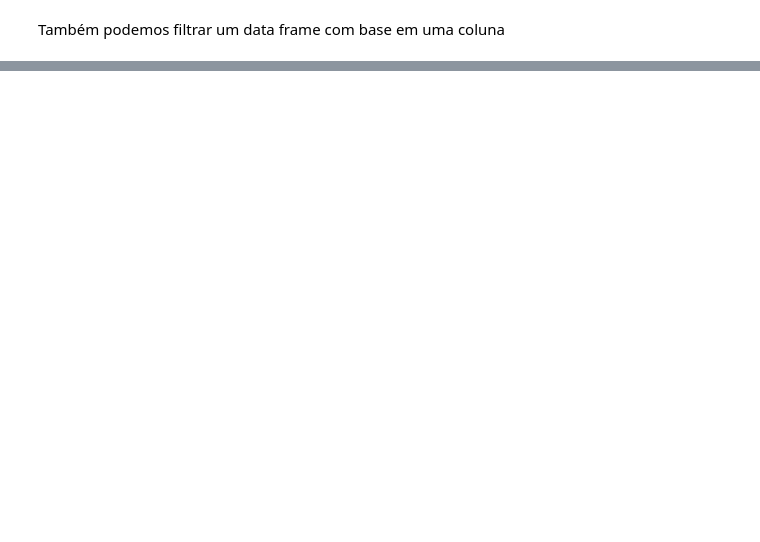
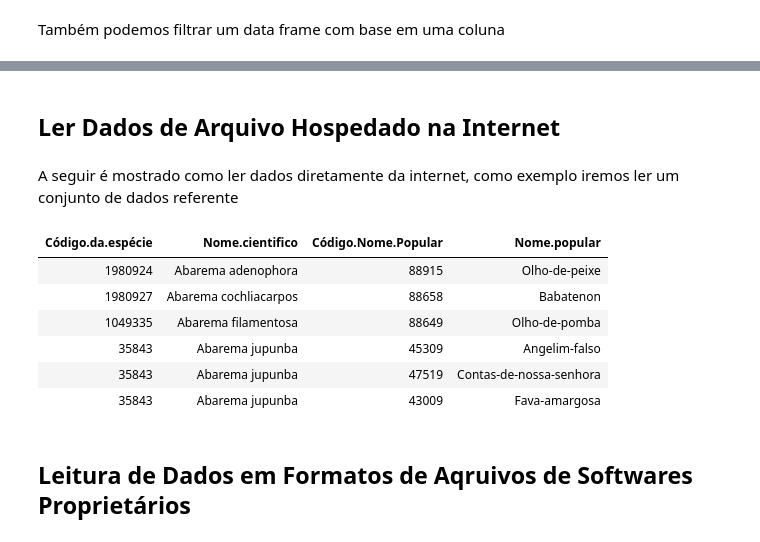
Before and after one commit to robson-cruz/Introducao_Analise_Dados_R, a Jupyter notebook: Modulo_1_Introducao_Linguagem_R_Aula_4.ipynb, the cells around one changed output, grey strips where cells are left out. Drawn from its saved outputs; the diff is of its cells as text; code cells hidden in the pictures; blank space fills up the shorter version.

```diff
--- a/Modulo_1_Introducao_Linguagem_R_Aula_4.ipynb
+++ b/Modulo_1_Introducao_Linguagem_R_Aula_4.ipynb
@@ -561,0 +284,20 @@ options(repr.plot.width=12, repr.plot.height=8)
+# %% [markdown]
+## Ler Dados de Arquivo Hospedado na Internet
+# %% [markdown]
+A seguir é mostrado como ler dados diretamente da internet, como exemplo iremos ler um conjunto de dados referente
+# %%
+link <- 'http://www.ibama.gov.br/phocadownload/sinaflor/2022/2022-07-22_Lista_especies_DOF.csv'
+
+sp_sistaxon <- read.csv(link)
+# %%
+head(sp_sistaxon)
+# %% [output]
+| Código.da.espécie | Nome.cientifico | Código.Nome.Popular | Nome.popular |
+| 1980924 | Abarema adenophora | 88915 | Olho-de-peixe |
+| 1980927 | Abarema cochliacarpos | 88658 | Babatenon |
+| 1049335 | Abarema filamentosa | 88649 | Olho-de-pomba |
+| 35843 | Abarema jupunba | 45309 | Angelim-falso |
+| 35843 | Abarema jupunba | 47519 | Contas-de-nossa-senhora |
+| 35843 | Abarema jupunba | 43009 | Fava-amargosa |
+# %% [markdown]
+## Leitura de Dados em Formatos de Aqruivos de Softwares Proprietários
```
Also changed, not shown: parts of 70 cells of this notebook.
